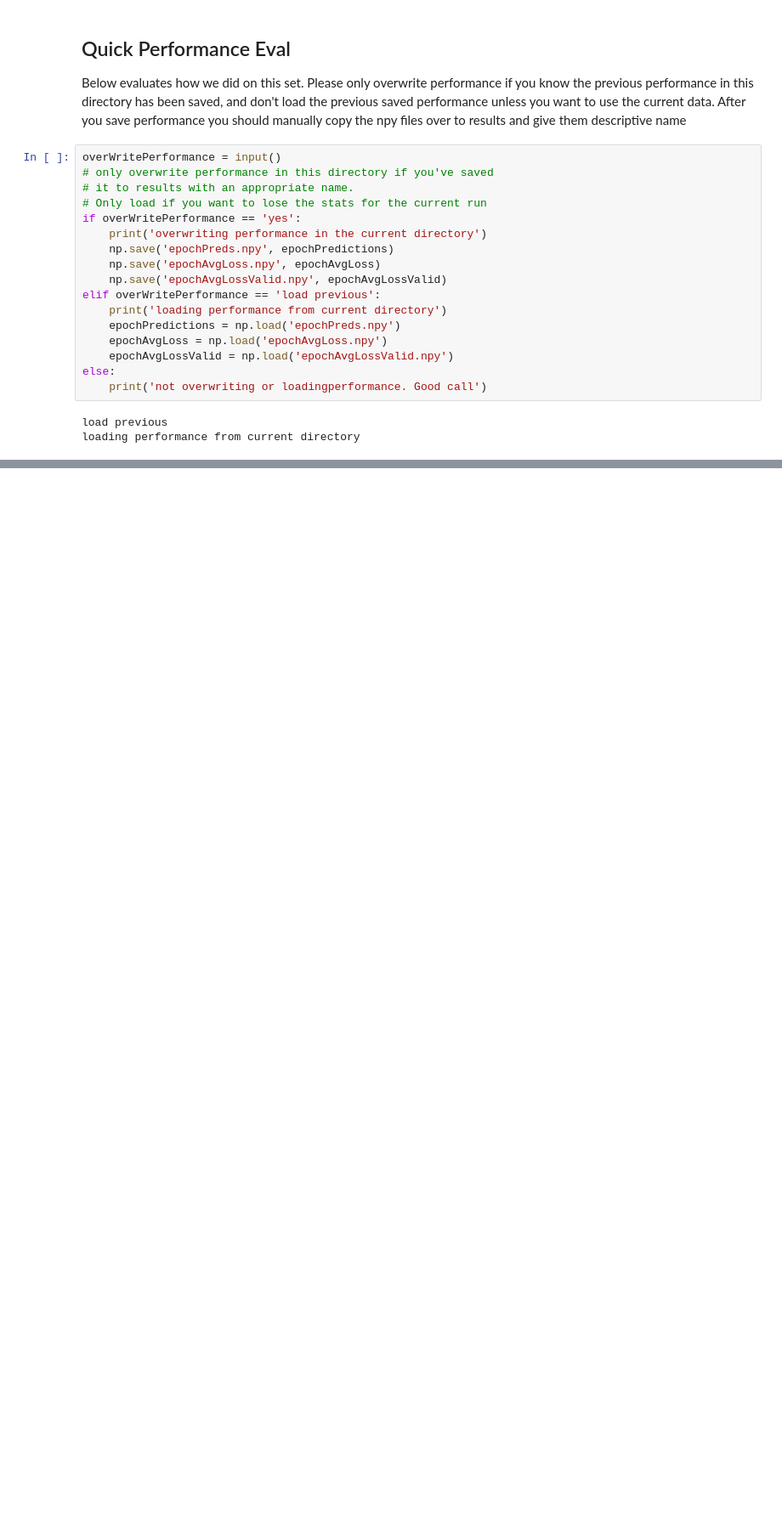
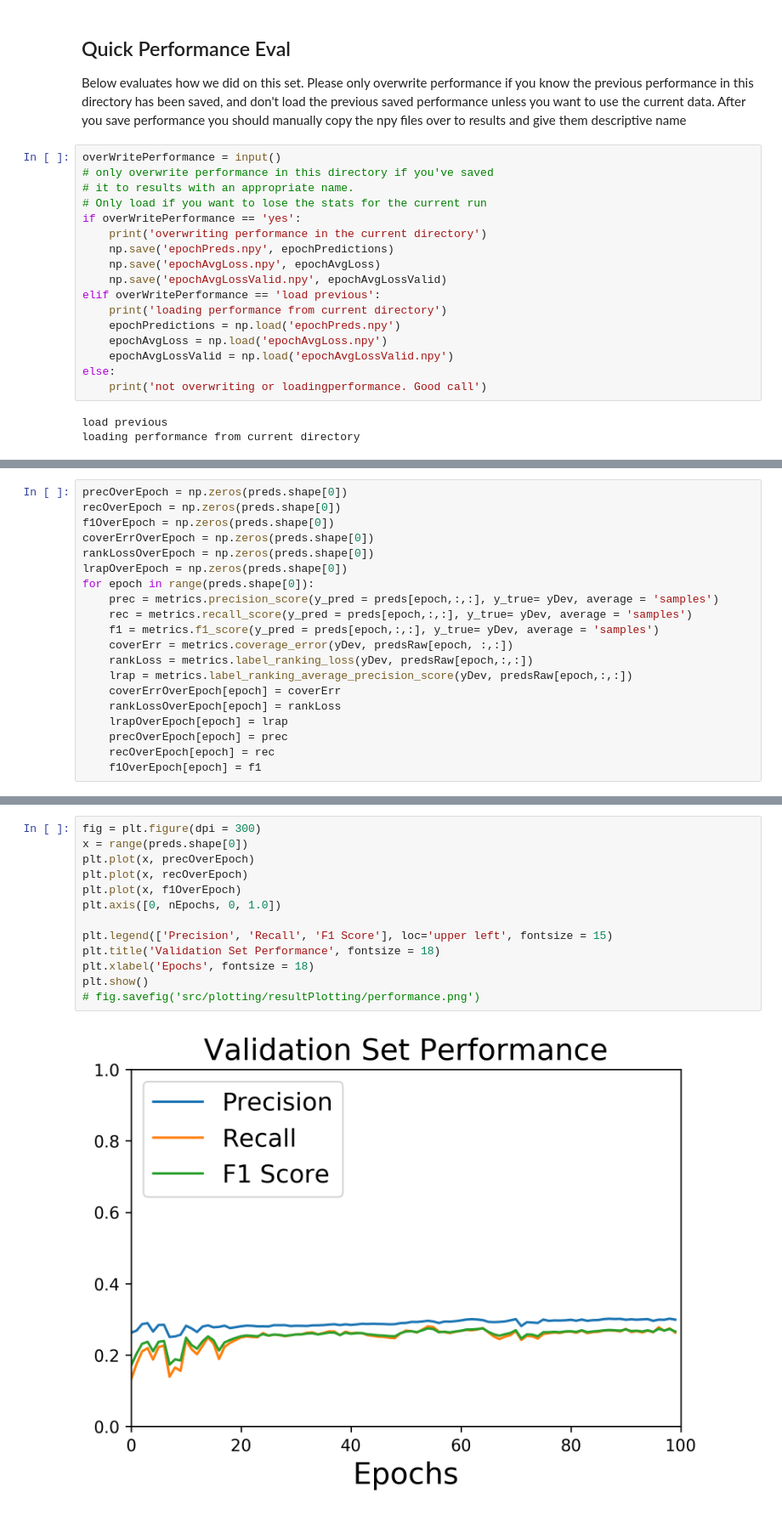
Before and after one commit to rivas-lab/FasTag, a Jupyter notebook: LSTMNotebook.ipynb, the cells around one changed output, grey strips where cells are left out. Shown at 85% size. Saved outputs shown, nothing was run; the diff lists cells and outputs as text; blank space fills up the shorter version.

```diff
--- a/LSTMNotebook.ipynb
+++ b/LSTMNotebook.ipynb
@@ -300,0 +308,20 @@ print(yDev.shape)
+# %%
+precOverEpoch = np.zeros(preds.shape[0])
+recOverEpoch = np.zeros(preds.shape[0])
+f1OverEpoch = np.zeros(preds.shape[0])
+coverErrOverEpoch = np.zeros(preds.shape[0])
+rankLossOverEpoch = np.zeros(preds.shape[0])
+lrapOverEpoch = np.zeros(preds.shape[0])
+for epoch in range(preds.shape[0]):
+    prec = metrics.precision_score(y_pred = preds[epoch,:,:], y_true= yDev, average = 'samples')
+    rec = metrics.recall_score(y_pred = preds[epoch,:,:], y_true= yDev, average = 'samples')
+    f1 = metrics.f1_score(y_pred = preds[epoch,:,:], y_true= yDev, average = 'samples')
+    coverErr = metrics.coverage_error(yDev, predsRaw[epoch, :,:])
+    rankLoss = metrics.label_ranking_loss(yDev, predsRaw[epoch,:,:])
+    lrap = metrics.label_ranking_average_precision_score(yDev, predsRaw[epoch,:,:])
+    coverErrOverEpoch[epoch] = coverErr
+    rankLossOverEpoch[epoch] = rankLoss
+    lrapOverEpoch[epoch] = lrap
+    precOverEpoch[epoch] = prec
+    recOverEpoch[epoch] = rec
+    f1OverEpoch[epoch] = f1
@@ -300,0 +350,15 @@ print(yDev.shape)
+# %%
+fig = plt.figure(dpi = 300)
+x = range(preds.shape[0])
+plt.plot(x, precOverEpoch)
+plt.plot(x, recOverEpoch)
+plt.plot(x, f1OverEpoch)
+plt.axis([0, nEpochs, 0, 1.0])
+
+plt.legend(['Precision', 'Recall', 'F1 Score'], loc='upper left', fontsize = 15)
+plt.title('Validation Set Performance', fontsize = 18)
+plt.xlabel('Epochs', fontsize = 18)
+plt.show()
+# fig.savefig('src/plotting/resultPlotting/performance.png')
+# %% [output]
+[figure, added]
```
Also changed, not shown: parts of 10 cells of this notebook, 3 other files.
